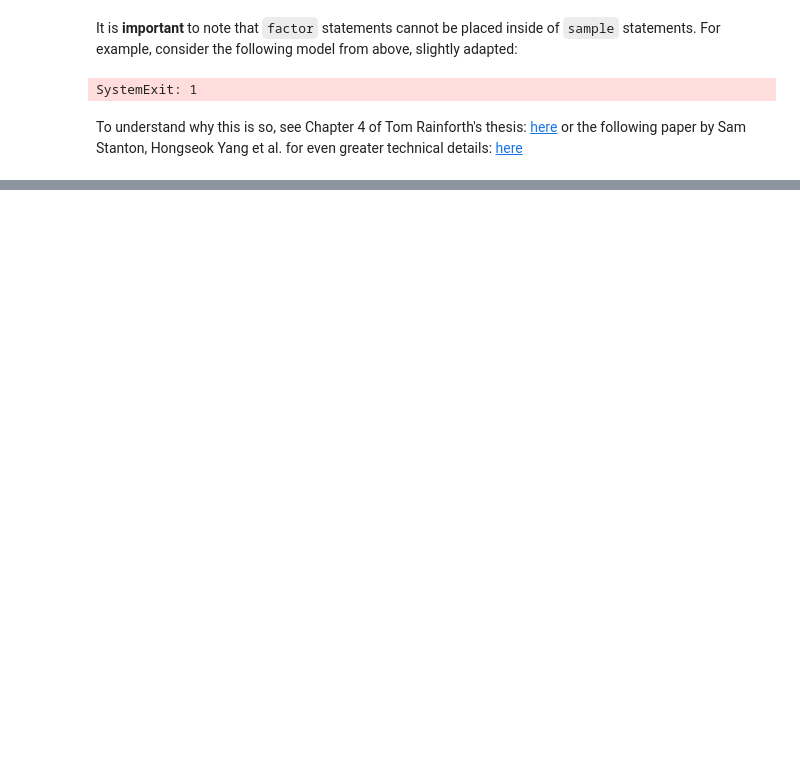
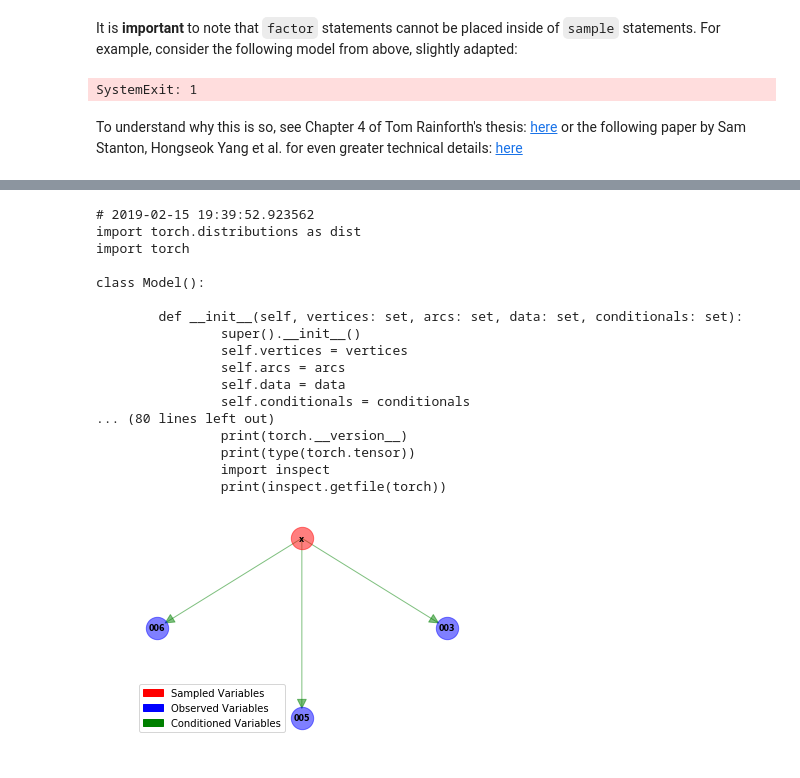
Before and after one commit to bayesianbrad/PyLFPPL, a Jupyter notebook: examples/walkthroughs/pylfppl_walkthrough_1.ipynb, the cells around one changed output, grey strips where cells are left out. Cells and saved outputs as stored; diff of their text form; code cells hidden in the pictures; blank space fills up the shorter version.

```diff
--- a/examples/walkthroughs/pylfppl_walkthrough_1.ipynb
+++ b/examples/walkthroughs/pylfppl_walkthrough_1.ipynb
@@ -562,0 +643,37 @@ def factor(log_p=None):
+# %%
+model_densityzero_python= """
+import torch
+x = sample(normal(2,0))
+y = 1
+if x < -0.5:
+    observe(normal(-2,1),y)
+elif x < 0.5:
+    observe(factor(0),y)
+else:
+    observe(normal(2,1),y)
+"""
+compile_python = compile_model(model_densityzero_python, language="python")
+# %%
+print(compile_python.code)
+vertices = compile_python.vertices
+create_network_graph(vertices=vertices)
+display_graph(vertices=vertices);
+# %% [output]
+# 2019-02-15 19:39:52.923562
+import torch.distributions as dist
+import torch
+
+class Model():
+
+        def __init__(self, vertices: set, arcs: set, data: set, conditionals: set):
+                super().__init__()
+                self.vertices = vertices
+                self.arcs = arcs
+                self.data = data
+                self.conditionals = conditionals
+... (80 lines left out)
+                print(torch.__version__)
+                print(type(torch.tensor))
+                import inspect
+                print(inspect.getfile(torch))
+[figure, added]
```
Also changed, not shown: parts of 18 cells of this notebook.
